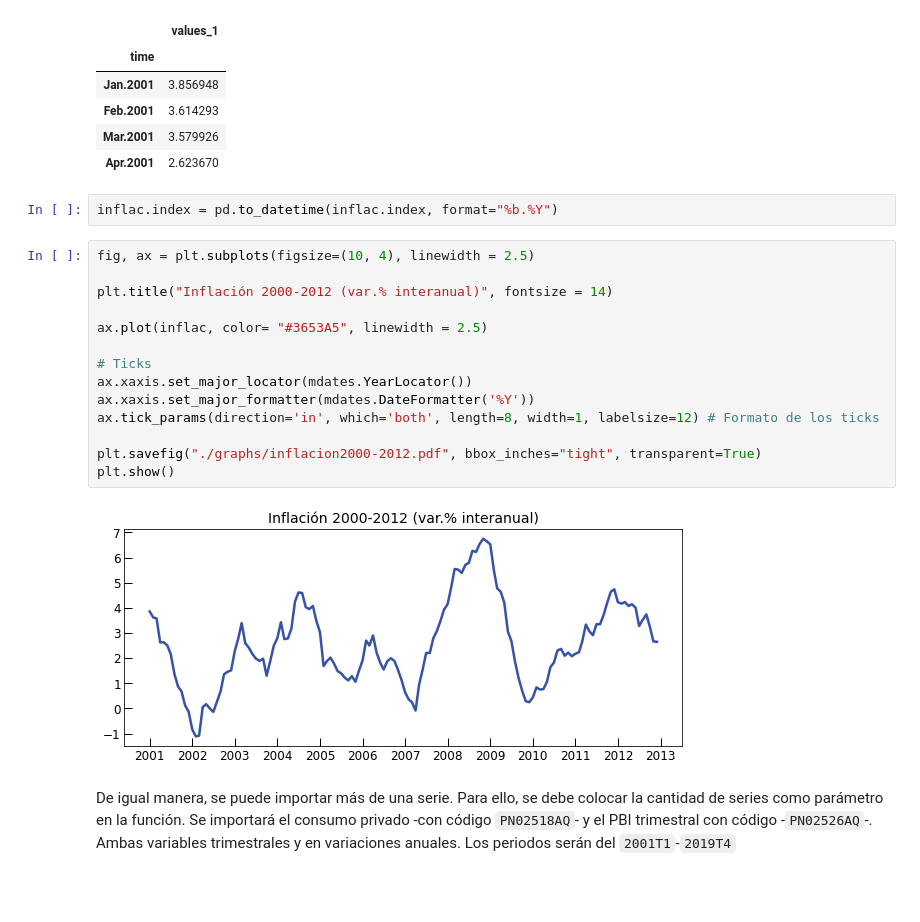
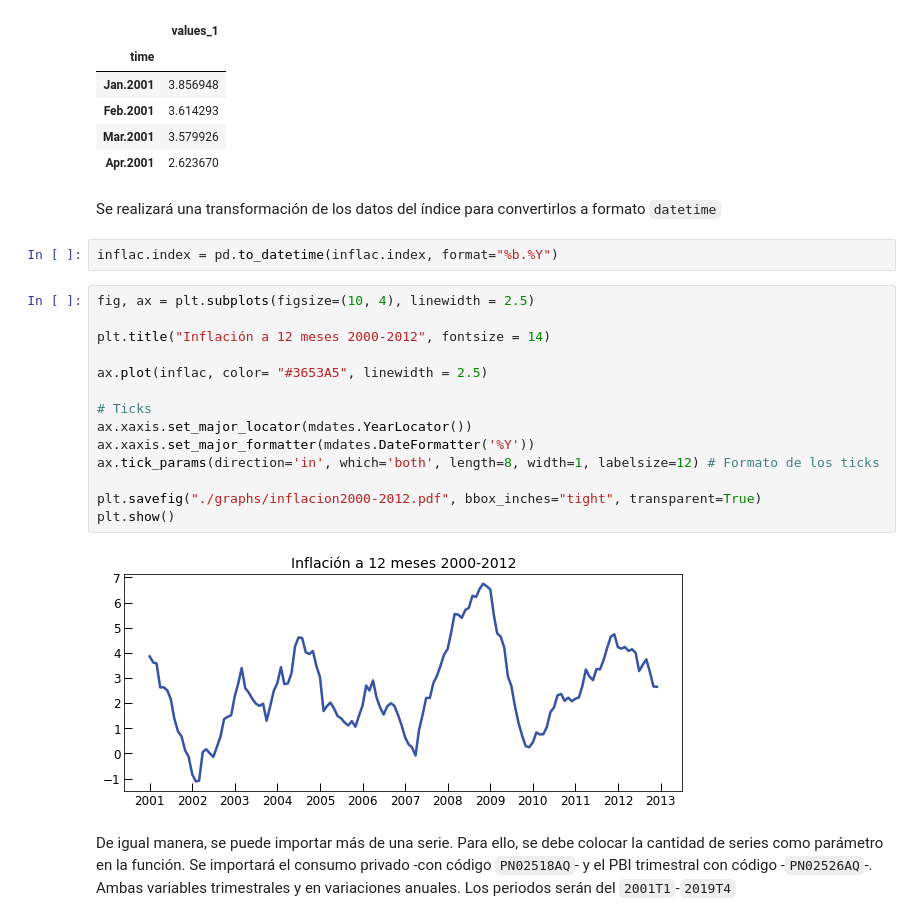
Before and after one commit to mauricioalvaradoo/wbscr-bcrp, a Jupyter notebook: wbscr-bcrp.ipynb, the cells around one changed output. Cells and saved outputs as stored; diff of their text form; blank space fills up the shorter version.

```diff
--- a/wbscr-bcrp.ipynb
+++ b/wbscr-bcrp.ipynb
@@ -120,24 +120,26 @@ inflac.head(4)
 | Feb.2001 | 3.614293 |
 | Mar.2001 | 3.579926 |
 | Apr.2001 | 2.623670 |
+# %% [markdown]
+Se realizará una transformación de los datos del índice para convertirlos a formato `datetime`
 # %%
 inflac.index = pd.to_datetime(inflac.index, format="%b.%Y")
 # %%
 fig, ax = plt.subplots(figsize=(10, 4), linewidth = 2.5)
 
-plt.title("Inflación 2000-2012 (var.% interanual)", fontsize = 14)
+plt.title("Inflación a 12 meses 2000-2012", fontsize = 14)
 
 ax.plot(inflac, color= "#3653A5", linewidth = 2.5)
 
 # Ticks
 ax.xaxis.set_major_locator(mdates.YearLocator())
 ax.xaxis.set_major_formatter(mdates.DateFormatter('%Y'))
 ax.tick_params(direction='in', which='both', length=8, width=1, labelsize=12) # Formato de los ticks
 
 plt.savefig("./graphs/inflacion2000-2012.pdf", bbox_inches="tight", transparent=True)
 plt.show()
 # %% [output]
-[figure, old version]
+[figure, new version]
 # %% [markdown]
 De igual manera, se puede importar más de una serie. Para ello, se debe colocar la cantidad de series como parámetro en la función. Se importará el consumo privado -con código `PN02518AQ`- y el PBI trimestral con código -`PN02526AQ`-. Ambas variables trimestrales y en variaciones anuales. Los periodos serán del `2001T1`-`2019T4`
 # %%
```
Also changed, not shown: parts of 4 cells of this notebook.
